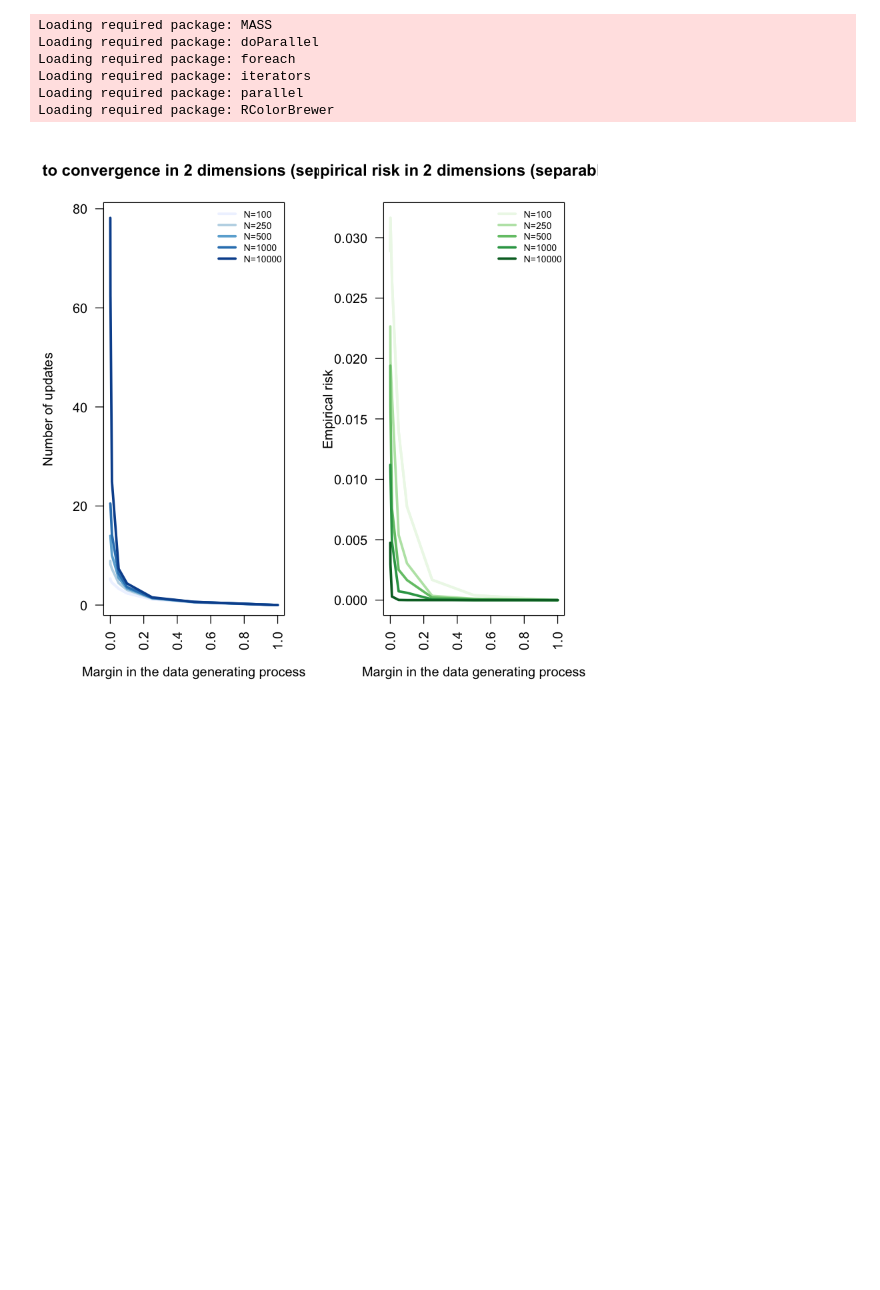
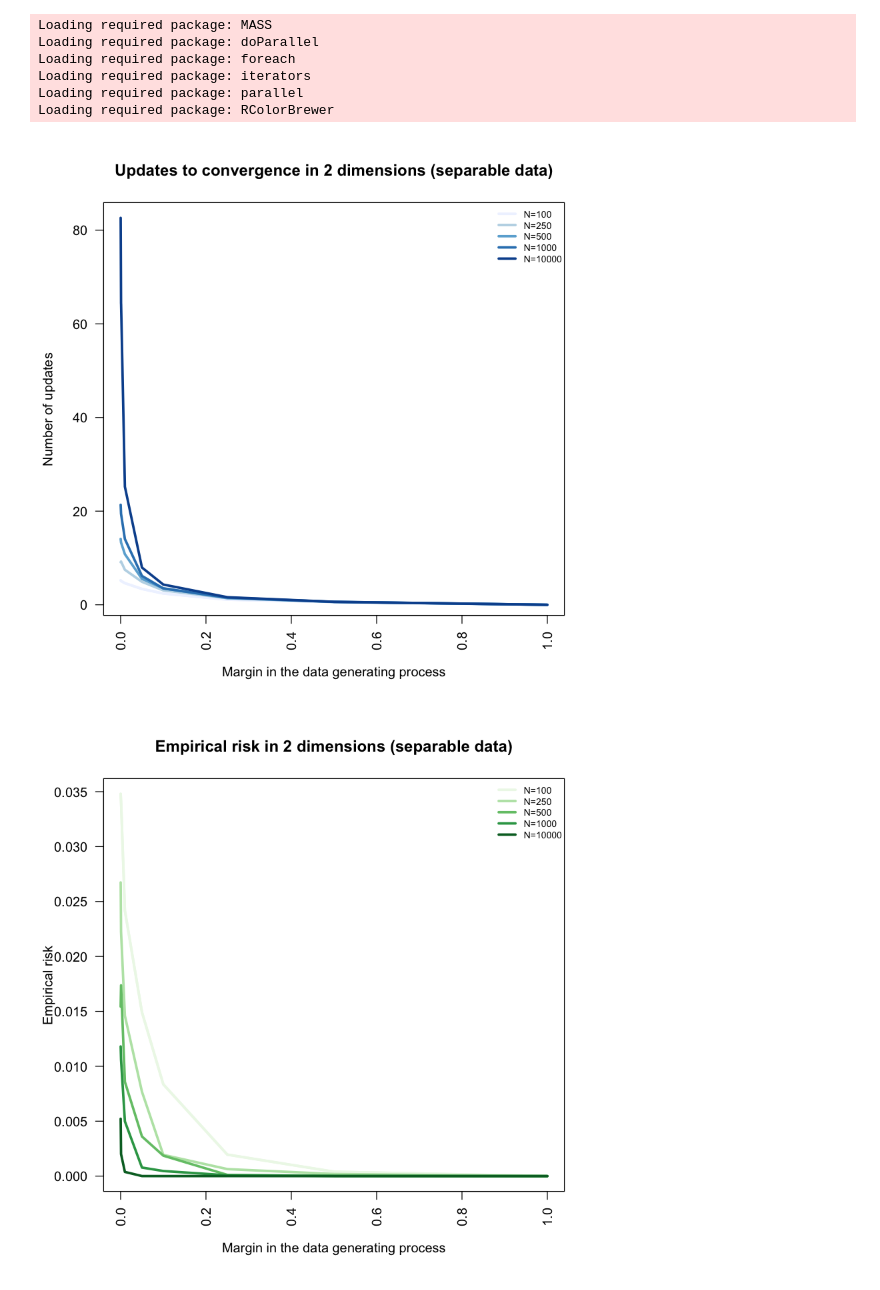
Before and after one commit to MaxZeb/Machine_Learning-BGSE, a Jupyter notebook: ML_CW_perceptron.ipynb, the cells around one changed output. Saved outputs shown, nothing was run; the diff lists cells and outputs as text; code cells hidden in the pictures; blank space fills up the shorter version.

```diff
--- a/ML_CW_perceptron.ipynb
+++ b/ML_CW_perceptron.ipynb
@@ -119,32 +119,32 @@ for(D_iter in 1:length(D_1)){
         list_iterations[[N_iter]] <- rep(0,length(A_1))
         list_risk[[N_iter]]       <- rep(0,length(A_1))
         for(A_iter in 1:length(A_1)){
             zwischen <- foreach(i = 1:250,.combine = c,.multicombine = T, .packages = "MASS") %dopar% {
                 alg_res  <- perc_alg(separable_data(A_1[[A_iter]],D_1[D_iter],N_1[[N_iter]]))
                 alg_risk <- sum(apply(separable_data(A_1[[A_iter]],D_1[D_iter],N_1[[N_iter]]),
                                       1, function(C) C[1] * (alg_res[[1]] %*% C[2:length(C)]) <= 0))
                 list(alg_res[[2]],alg_risk / N_1[[N_iter]])
             }
             list_iterations[[N_iter]][A_iter] <- mean(matrix(unlist(zwischen), ncol = 2,byrow = T)[,1])
             list_risk[[N_iter]][A_iter]       <- mean(matrix(unlist(zwischen), ncol = 2,byrow = T)[,2])
         }
     }
     result_iterations <- matrix(unlist(list_iterations),ncol = length(A_1), byrow = T, dimnames = list(unlist(N_1),unlist(A_1)))
     result_risk       <- matrix(unlist(list_risk),ncol = length(A_1), byrow = T, dimnames = list(unlist(N_1),unlist(A_1)))
-    par(mfrow=c(1,2))
     mypalette <- brewer.pal(length(N_1),"Blues")
     plot(unlist(A_1),result_iterations[1,],type="l",col=mypalette[1], lwd=3, ylim= c(1,max(result_iterations)),
          ylab="Number of updates",xlab="Margin in the data generating process",
          main=paste0("Updates to convergence in ", D_1[D_iter]," dimensions (separable data)"), las=2)
     for(i in 1:length(N_1)) lines(unlist(A_1),result_iterations[i,],col=mypalette[i],lwd=3)
     legend("topright", paste0("N=",unlist(N_1)), col = mypalette, lwd = 3, cex = .7, bty="n")
     mypalette <- brewer.pal(length(N_1),"Greens")
     plot(unlist(A_1),result_risk[1,],type="l",col=mypalette[1], lwd=3, ylim= c(0,max(result_risk)),
          ylab="Empirical risk",xlab="Margin in the data generating process",
          main=paste0("Empirical risk in ", D_1[D_iter]," dimensions (separable data)"), las=2)
     for(i in 1:length(N_1)) lines(unlist(A_1),result_risk[i,],col=mypalette[i],lwd=3)
     legend("topright", paste0("N=",unlist(N_1)), col = mypalette, lwd = 3, cex = .7, bty="n")
 }
 stopCluster(cl)
 # %% [output]
-[figure, old version]
+[figure, new version]
+[figure, added]
```
Also changed, not shown: parts of 2 cells of this notebook, 1 other file.
